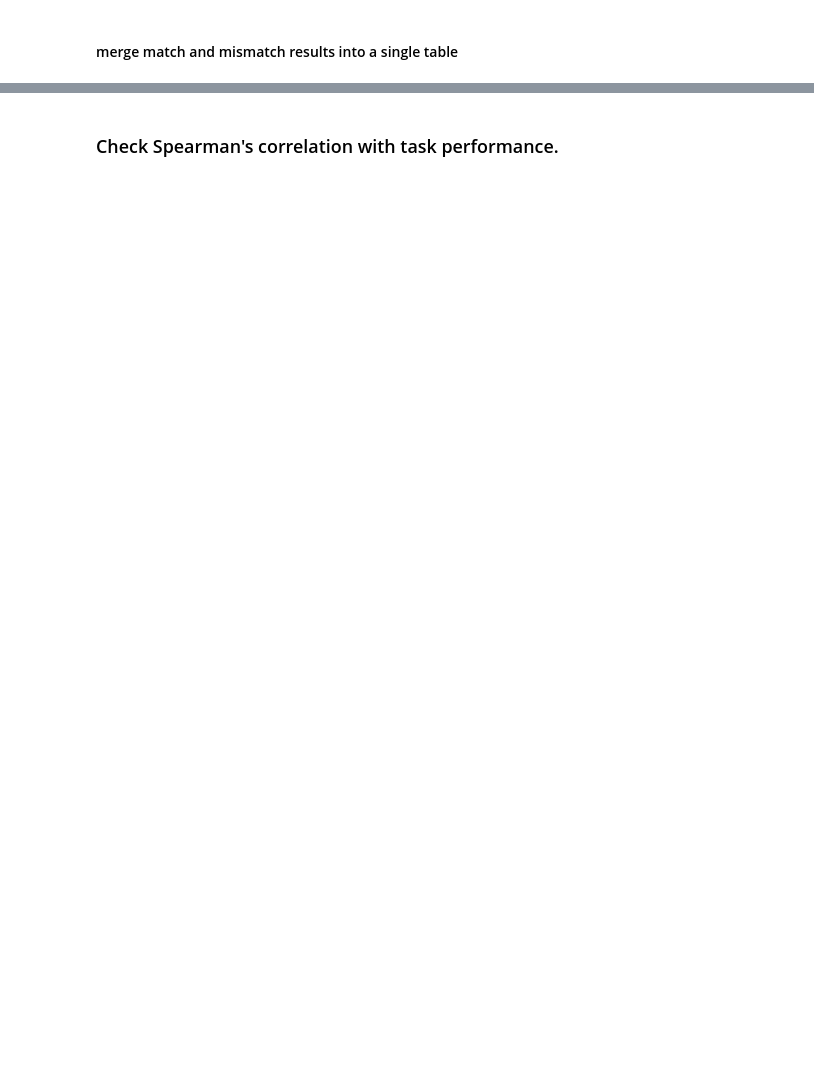
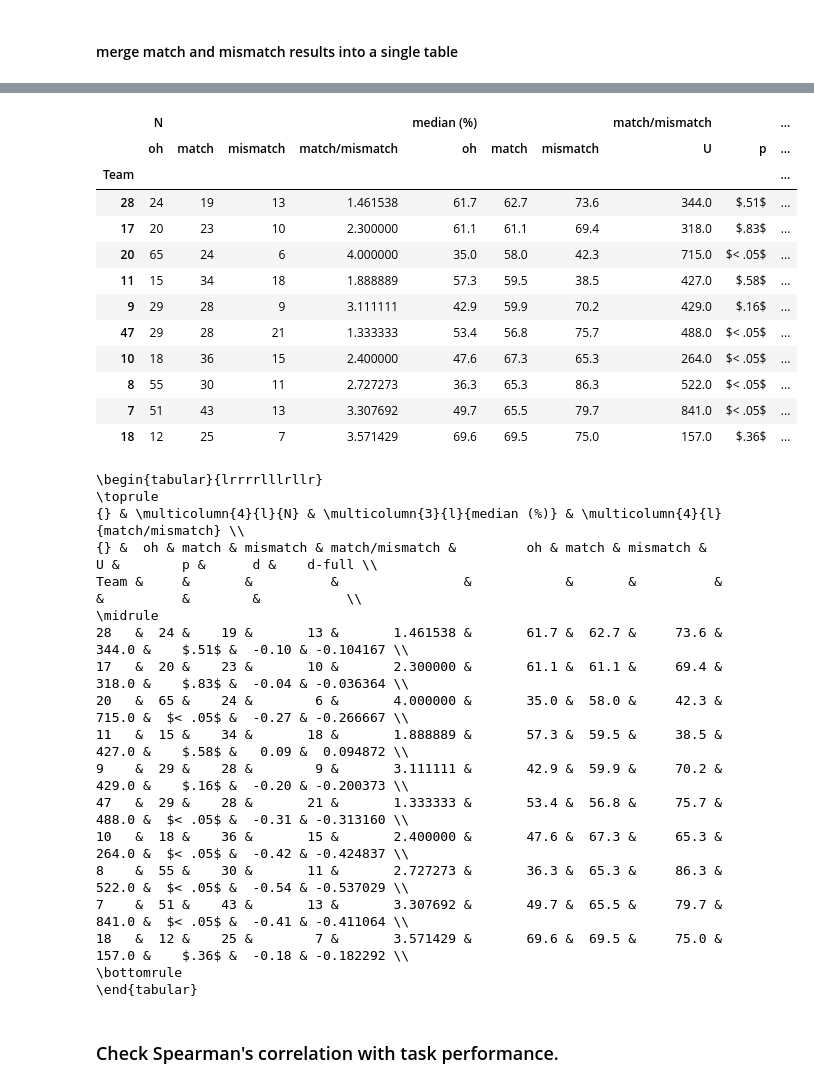
Before and after one commit to chili-epfl/justhink-alignment-analysis, a Jupyter notebook: tools/7_test_the_hypotheses.ipynb, the cells around one changed output, grey strips where cells are left out. Saved outputs shown, nothing was run; the diff lists cells and outputs as text; code cells hidden in the pictures; blank space fills up the shorter version.

```diff
--- a/tools/7_test_the_hypotheses.ipynb
+++ b/tools/7_test_the_hypotheses.ipynb
@@ -2099,3 +2260,40 @@ print(result_df.to_latex(escape=False))
+# %%
+df = result_df.copy()
+df = df.loc[[int(t) for t in perf_order],:]
+display(df)
+print(df.to_latex(escape=False))
+# %% [output]
+|  | N |  |  |  | median (%) |  |  | match/mismatch |  | ... |
+|  | oh | match | mismatch | match/mismatch | oh | match | mismatch | U | p | ... |
+| Team |  |  |  |  |  |  |  |  |  | ... |
+| 28 | 24 | 19 | 13 | 1.461538 | 61.7 | 62.7 | 73.6 | 344.0 | $.51$ | ... |
+| 17 | 20 | 23 | 10 | 2.300000 | 61.1 | 61.1 | 69.4 | 318.0 | $.83$ | ... |
+| 20 | 65 | 24 | 6 | 4.000000 | 35.0 | 58.0 | 42.3 | 715.0 | $< .05$ | ... |
+| 11 | 15 | 34 | 18 | 1.888889 | 57.3 | 59.5 | 38.5 | 427.0 | $.58$ | ... |
+| 9 | 29 | 28 | 9 | 3.111111 | 42.9 | 59.9 | 70.2 | 429.0 | $.16$ | ... |
+| 47 | 29 | 28 | 21 | 1.333333 | 53.4 | 56.8 | 75.7 | 488.0 | $< .05$ | ... |
+| 10 | 18 | 36 | 15 | 2.400000 | 47.6 | 67.3 | 65.3 | 264.0 | $< .05$ | ... |
+| 8 | 55 | 30 | 11 | 2.727273 | 36.3 | 65.3 | 86.3 | 522.0 | $< .05$ | ... |
+| 7 | 51 | 43 | 13 | 3.307692 | 49.7 | 65.5 | 79.7 | 841.0 | $< .05$ | ... |
+| 18 | 12 | 25 | 7 | 3.571429 | 69.6 | 69.5 | 75.0 | 157.0 | $.36$ | ... |
+\begin{tabular}{lrrrrlllrllr}
+\toprule
+{} & \multicolumn{4}{l}{N} & \multicolumn{3}{l}{median (%)} & \multicolumn{4}{l}{match/mismatch} \\
+{} &  oh & match & mismatch & match/mismatch &         oh & match & mismatch &              U &        p &      d &    d-full \\
+Team &     &       &          &                &            &       &          &                &          &        &           \\
+\midrule
+28   &  24 &    19 &       13 &       1.461538 &       61.7 &  62.7 &     73.6 &          344.0 &    $.51$ &  -0.10 & -0.104167 \\
+17   &  20 &    23 &       10 &       2.300000 &       61.1 &  61.1 &     69.4 &          318.0 &    $.83$ &  -0.04 & -0.036364 \\
+20   &  65 &    24 &        6 &       4.000000 &       35.0 &  58.0 &     42.3 &          715.0 &  $< .05$ &  -0.27 & -0.266667 \\
+11   &  15 &    34 &       18 &       1.888889 &       57.3 &  59.5 &     38.5 &          427.0 &    $.58$ &   0.09 &  0.094872 \\
+9    &  29 &    28 &        9 &       3.111111 &       42.9 &  59.9 &     70.2 &          429.0 &    $.16$ &  -0.20 & -0.200373 \\
+47   &  29 &    28 &       21 &       1.333333 &       53.4 &  56.8 &     75.7 &          488.0 &  $< .05$ &  -0.31 & -0.313160 \\
+10   &  18 &    36 &       15 &       2.400000 &       47.6 &  67.3 &     65.3 &          264.0 &  $< .05$ &  -0.42 & -0.424837 \\
+8    &  55 &    30 &       11 &       2.727273 &       36.3 &  65.3 &     86.3 &          522.0 &  $< .05$ &  -0.54 & -0.537029 \\
+7    &  51 &    43 &       13 &       3.307692 &       49.7 &  65.5 &     79.7 &          841.0 &  $< .05$ &  -0.41 & -0.411064 \\
+18   &  12 &    25 &        7 &       3.571429 &       69.6 &  69.5 &     75.0 &          157.0 &    $.36$ &  -0.18 & -0.182292 \\
+\bottomrule
+\end{tabular}
 # %% [markdown]
 ### Check Spearman's correlation with task performance.
 # %%
```
Also changed, not shown: parts of 23 cells of this notebook, 10 other files.
